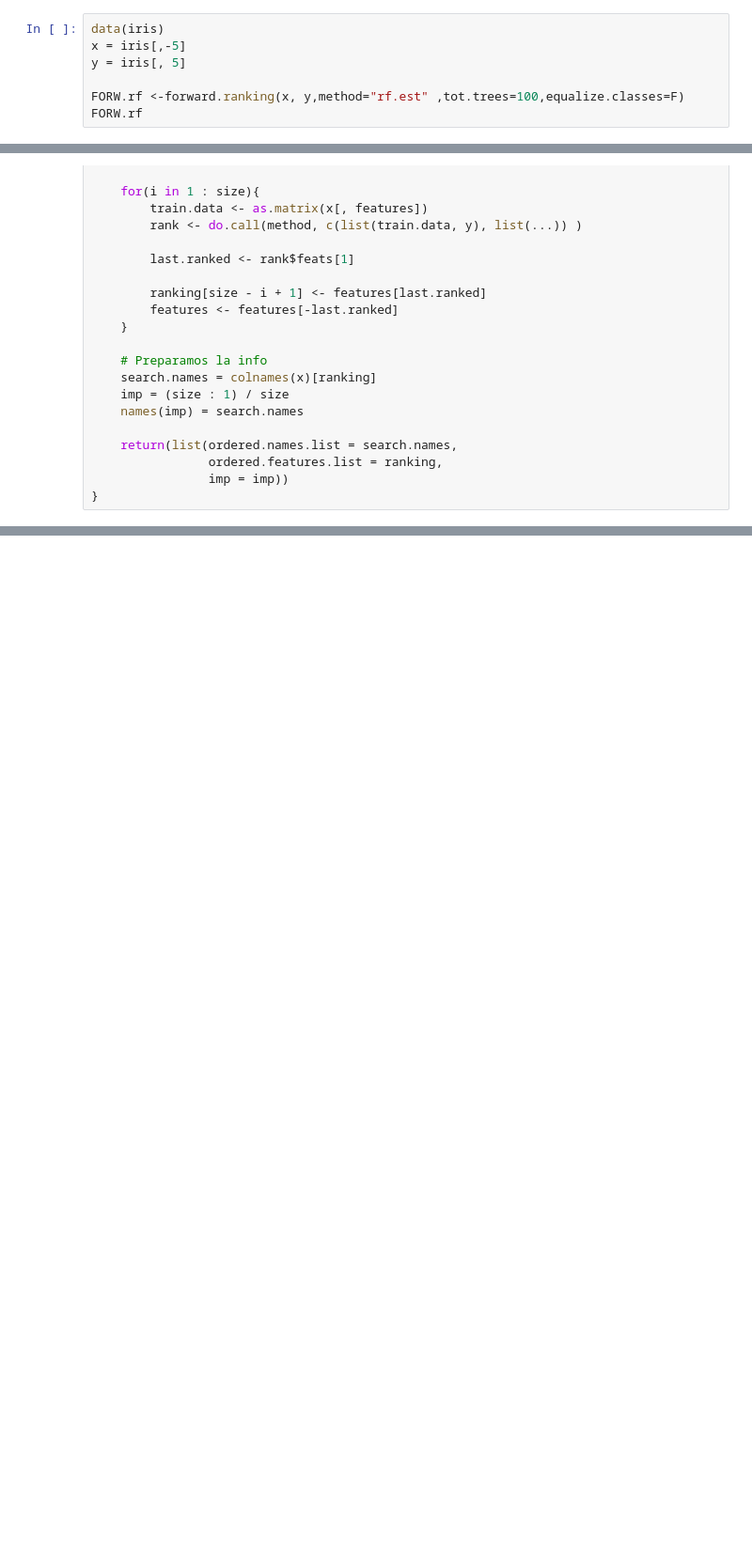
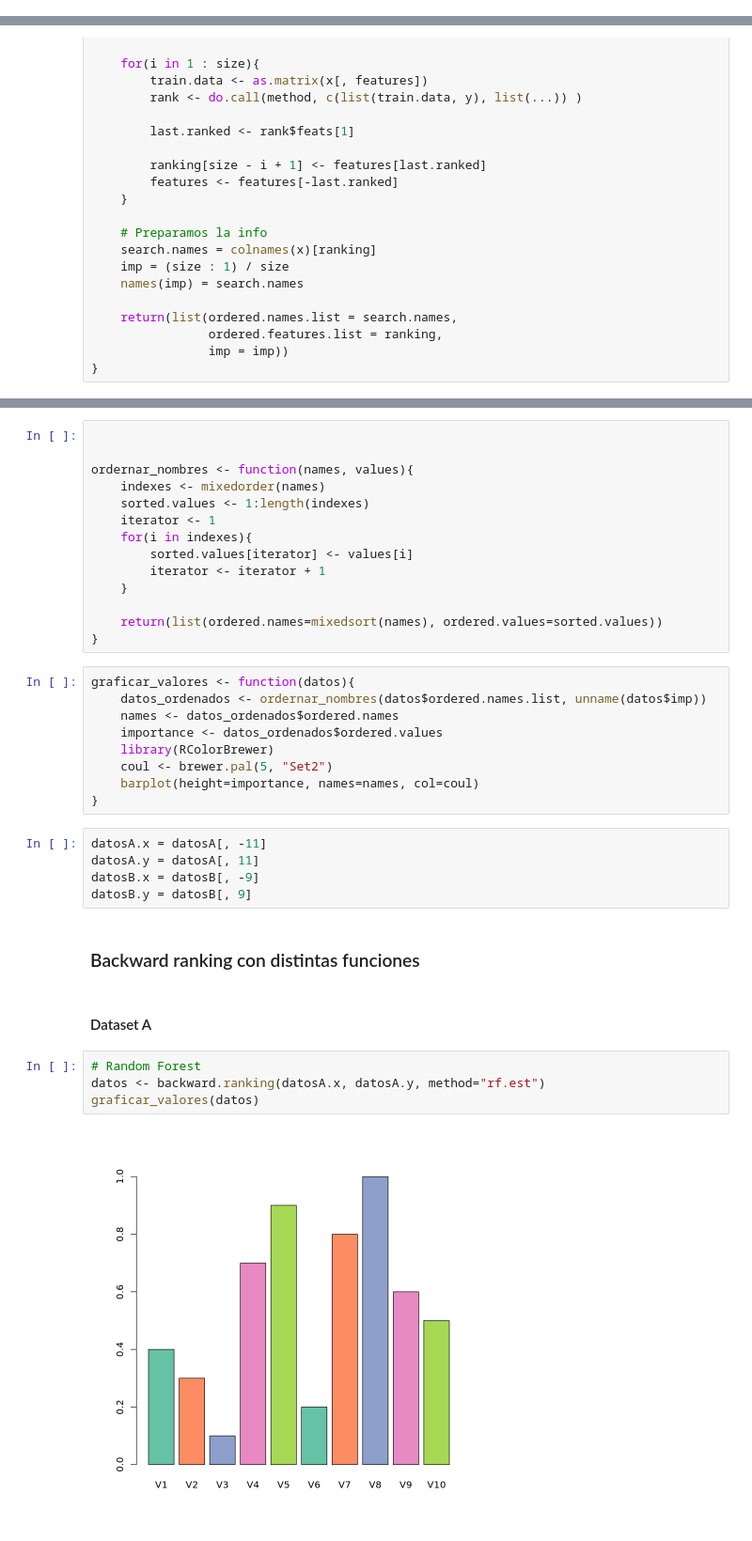
Before and after one commit to natimellino/mineria-de-datos, a Jupyter notebook: TP2.ipynb, the cells around one changed output, grey strips where cells are left out. Shown at 94% size. Cells and saved outputs as stored; diff of their text form; blank space fills up the shorter version.

```diff
--- a/TP2.ipynb
+++ b/TP2.ipynb
@@ -269,7 +247,0 @@ $imp
-# %%
-data(iris)
-x = iris[,-5]
-y = iris[, 5]
-
-FORW.rf <-forward.ranking(x, y,method="rf.est" ,tot.trees=100,equalize.classes=F)
-FORW.rf
@@ -354,0 +313,38 @@ rfe.ranking <- function(x, y, method, ...){
+# %%
+
+
+ordernar_nombres <- function(names, values){
+    indexes <- mixedorder(names)
+    sorted.values <- 1:length(indexes)
+    iterator <- 1
+    for(i in indexes){
+        sorted.values[iterator] <- values[i]
+        iterator <- iterator + 1
+    }
+
+    return(list(ordered.names=mixedsort(names), ordered.values=sorted.values))
+}
+# %%
+graficar_valores <- function(datos){
+    datos_ordenados <- ordernar_nombres(datos$ordered.names.list, unname(datos$imp))
+    names <- datos_ordenados$ordered.names
+    importance <- datos_ordenados$ordered.values
+    library(RColorBrewer)
+    coul <- brewer.pal(5, "Set2")
+    barplot(height=importance, names=names, col=coul)
+}
+# %%
+datosA.x = datosA[, -11]
+datosA.y = datosA[, 11]
+datosB.x = datosB[, -9]
+datosB.y = datosB[, 9]
+# %% [markdown]
+### Backward ranking con distintas funciones
+# %% [markdown]
+#### Dataset A
+# %%
+# Random Forest
+datos <- backward.ranking(datosA.x, datosA.y, method="rf.est")
+graficar_valores(datos)
+# %% [output]
+[figure, added]
```
Also changed, not shown: parts of 15 cells of this notebook.
